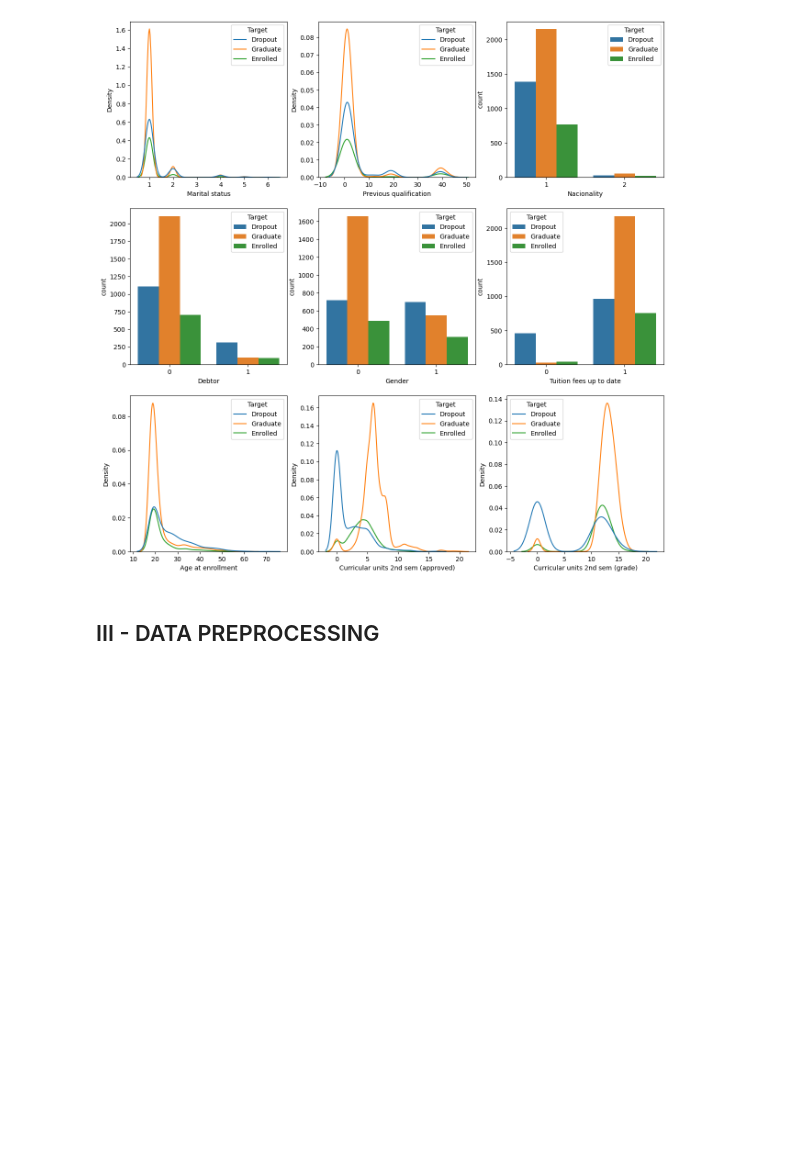
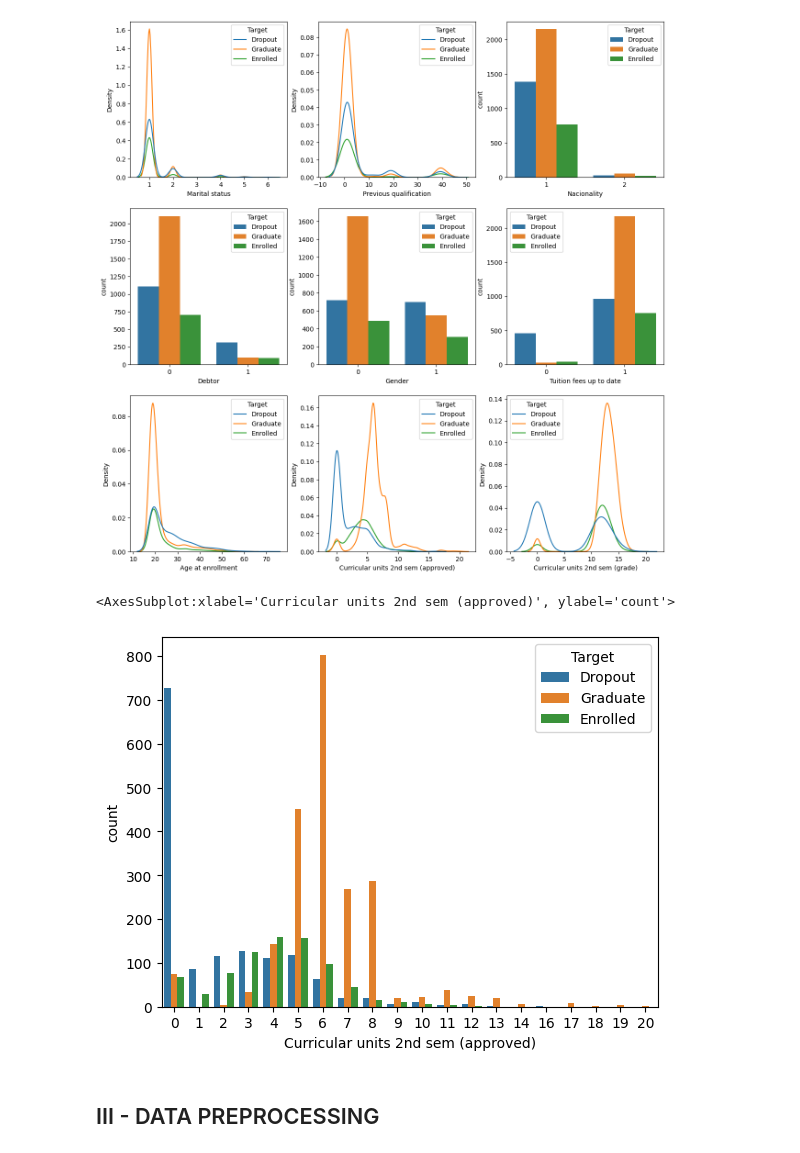
Before and after one commit to JaredR33/Machine-Learning-Project, a Jupyter notebook: Memoria ML Project.ipynb, the cells around one changed output. Saved outputs shown, nothing was run; the diff lists cells and outputs as text; code cells hidden in the pictures; blank space fills up the shorter version.

```diff
--- a/Memoria ML Project.ipynb
+++ b/Memoria ML Project.ipynb
@@ -167,6 +178,11 @@ sns.kdeplot(data = df, x = df['Curricular units 2nd sem (grade)'], hue=df['Targe
 # %% [output]
 <AxesSubplot:xlabel='Curricular units 2nd sem (grade)', ylabel='Density'>
 [figure]
+# %%
+sns.countplot(data = df, x = df['Curricular units 2nd sem (approved)'], hue=df['Target'])
+# %% [output]
+<AxesSubplot:xlabel='Curricular units 2nd sem (approved)', ylabel='count'>
+[figure, added]
 # %% [markdown]
 ## III - DATA PREPROCESSING
 # %% [markdown]
```
Also changed, not shown: parts of 17 cells of this notebook.
